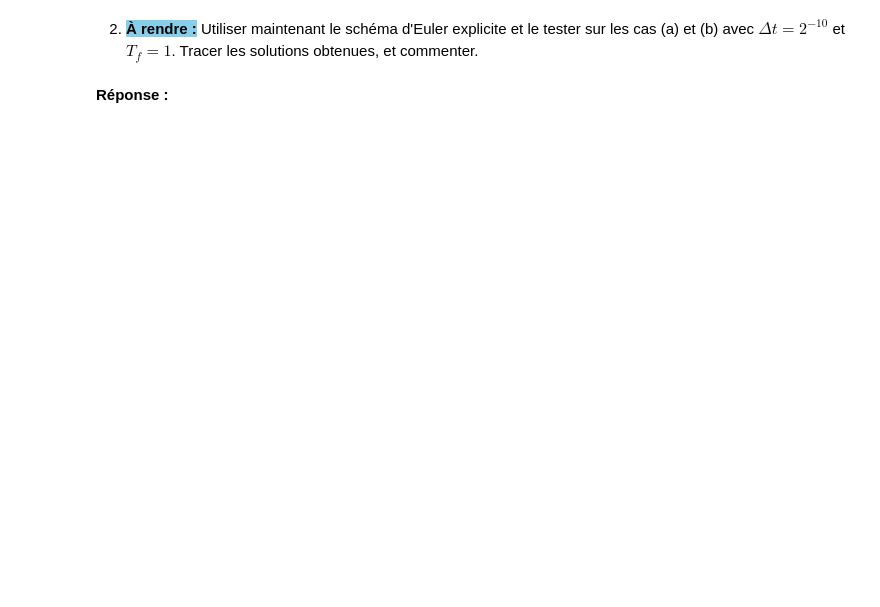
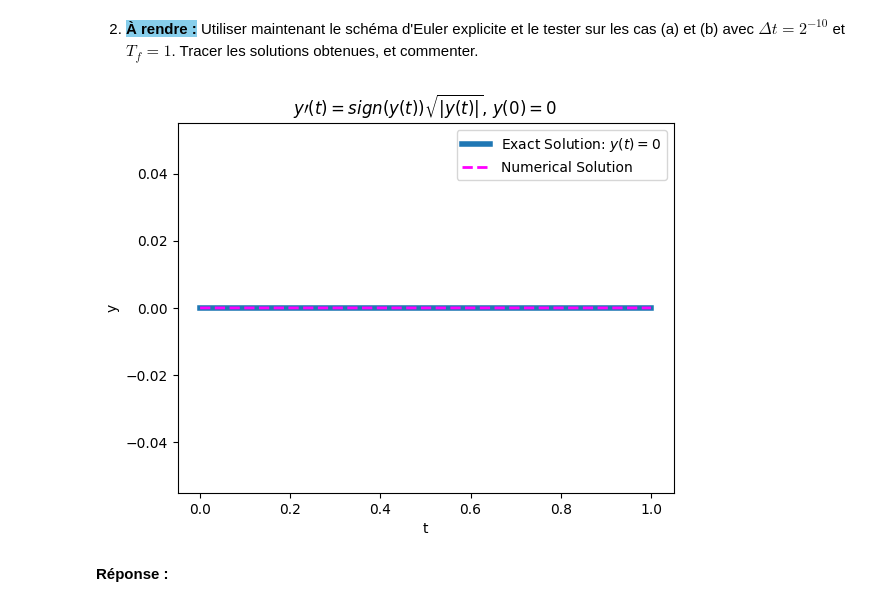
Before and after one commit to Eric-Guerra-Ribeiro/AMP_41012, a Jupyter notebook: pc7.ipynb, the cells around one changed output. Cells and saved outputs as stored; diff of their text form; code cells hidden in the pictures; blank space fills up the shorter version.

```diff
--- a/pc7.ipynb
+++ b/pc7.ipynb
@@ -131,2 +170,20 @@ def f_c(t,x):
+# %%
+# Tracer la solution numérique avec les paramètres donnés dans le cas a
+T_f = 1
+dt = 2**(-10)
+y0 = 0
+
+ya_n = Euler_explicite(f_a, y0, dt, T_f)
+
+
+plt.plot([0, T_f], [0, 0], label='Exact Solution: $y(t) = 0$', linewidth=4)
+plt.plot(np.linspace(0, T_f, len(ya_n)), ya_n, label=f'Numerical Solution', linewidth=2, color='fuchsia', linestyle='--')
+plt.title('$y\\prime(t) = sign(y(t))\\sqrt{|y(t)|}$, $y(0) = 0$')
+plt.ylabel('y')
+plt.xlabel('t')
+plt.legend()
+plt.show()
+# %% [output]
+[figure, added]
 # %% [markdown]
 **Réponse :**
```
Also changed, not shown: parts of 28 cells of this notebook.
